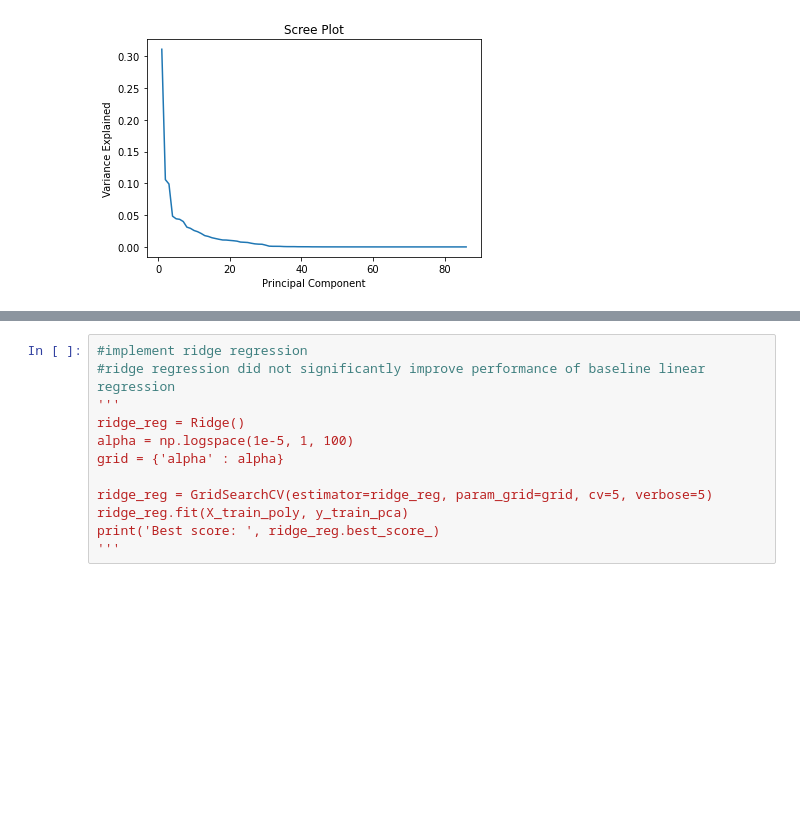
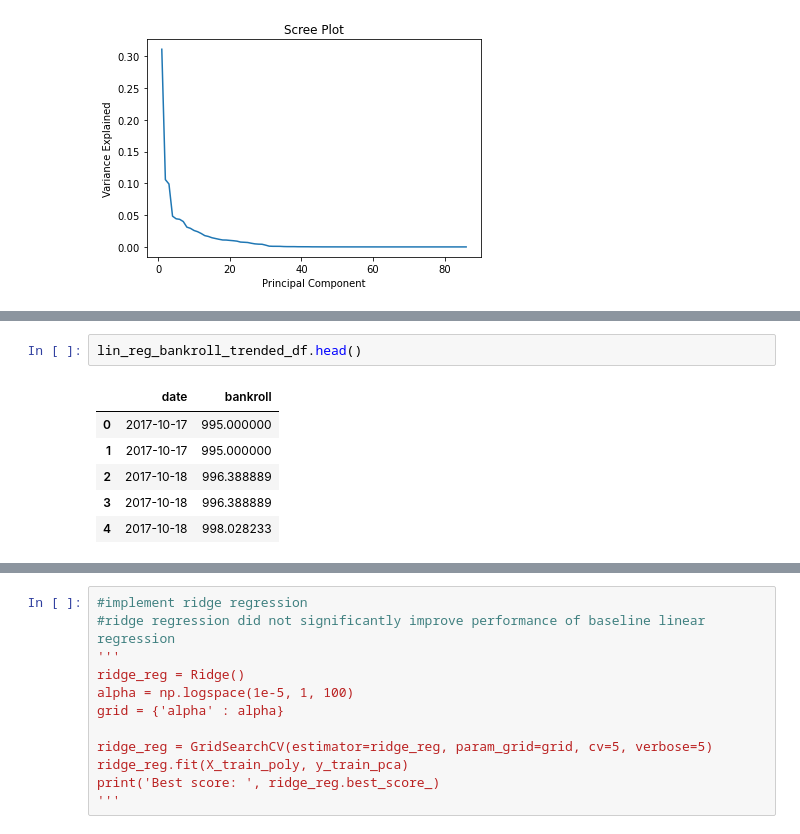
Before and after one commit to jnshzk/nba_beating_the_spread, a Jupyter notebook: models.ipynb, the cells around one changed output, grey strips where cells are left out. Drawn from its saved outputs; the diff is of its cells as text; blank space fills up the shorter version.

```diff
--- a/models.ipynb
+++ b/models.ipynb
@@ -304,0 +439,9 @@ X_train_pca.head()
+# %%
+lin_reg_bankroll_trended_df.head()
+# %% [output]
+|  | date | bankroll |
+| 0 | 2017-10-17 | 995.000000 |
+| 1 | 2017-10-17 | 995.000000 |
+| 2 | 2017-10-18 | 996.388889 |
+| 3 | 2017-10-18 | 996.388889 |
+| 4 | 2017-10-18 | 998.028233 |
```
Also changed, not shown: parts of 32 cells of this notebook.
